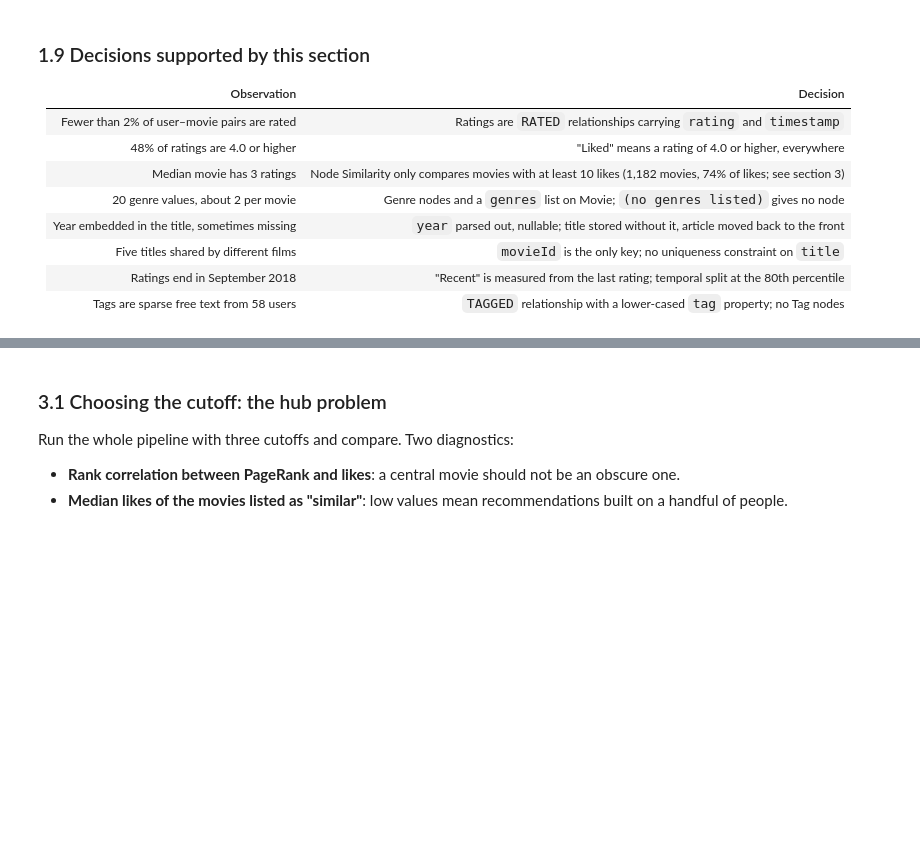
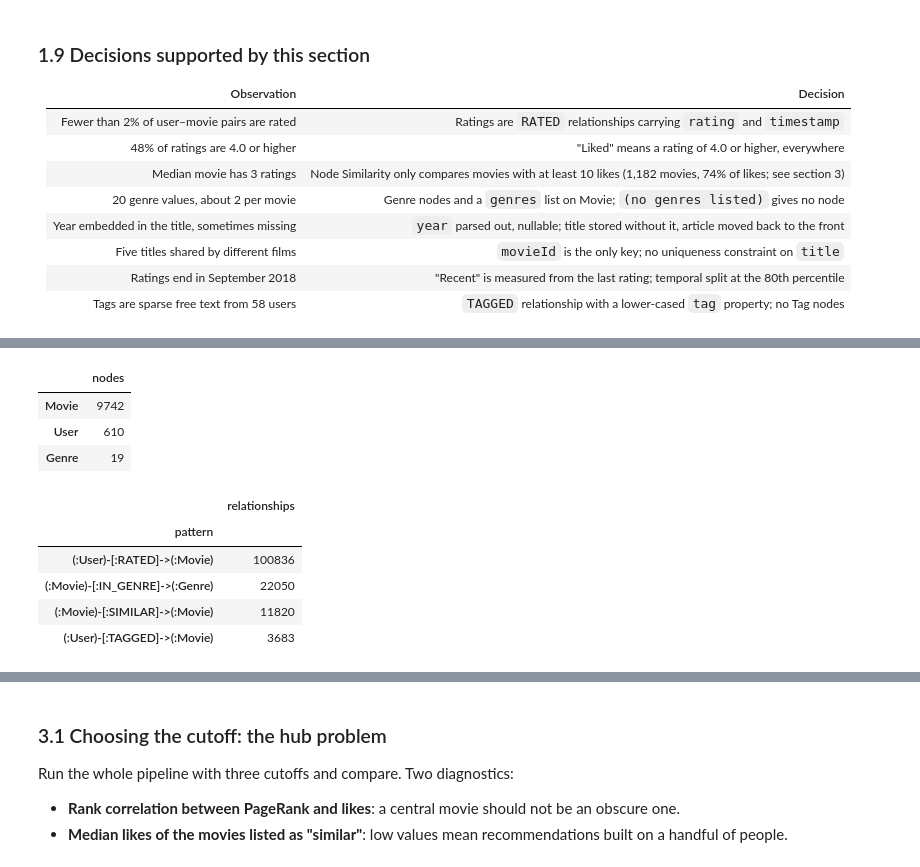
Before and after one commit to Jawadmallat/aidams-3A-kg-project-jawad-charles-erdem, a Jupyter notebook: demo.ipynb, the cells around one changed output, grey strips where cells are left out. Saved outputs shown, nothing was run; the diff lists cells and outputs as text; code cells hidden in the pictures; blank space fills up the shorter version.

```diff
--- a/demo.ipynb
+++ b/demo.ipynb
@@ -269,0 +296,25 @@ A few movies have no `tmdbId`, so that property is optional on Movie.
+# %%
+stats = driver.execute_query("CALL apoc.meta.stats() YIELD labels, relTypes RETURN labels, relTypes").records[0]
+rel_types = stats["relTypes"]
+
+rows = []
+for key, count in rel_types.items():
+    if key.startswith("()-[:") and key.endswith("]->()"):
+        rel = key[5:-5]
+        source = next(k[2:k.index(")")] for k in rel_types if k.startswith("(:") and f"-[:{rel}]->()" in k)
+        target = next(k[k.rindex("(:") + 2:-1] for k in rel_types if k.startswith(f"()-[:{rel}]->(:"))
+        rows.append({"pattern": f"(:{source})-[:{rel}]->(:{target})", "relationships": count})
+
+display(pd.Series(stats["labels"], name="nodes").to_frame())
+pd.DataFrame(rows).sort_values("relationships", ascending=False).set_index("pattern")
+# %% [output]
+|  | nodes |
+| Movie | 9742 |
+| User | 610 |
+| Genre | 19 |
+|  | relationships |
+| pattern |  |
+| (:User)-[:RATED]->(:Movie) | 100836 |
+| (:Movie)-[:IN_GENRE]->(:Genre) | 22050 |
+| (:Movie)-[:SIMILAR]->(:Movie) | 11820 |
+| (:User)-[:TAGGED]->(:Movie) | 3683 |
```
Also changed, not shown: parts of 16 cells of this notebook.
